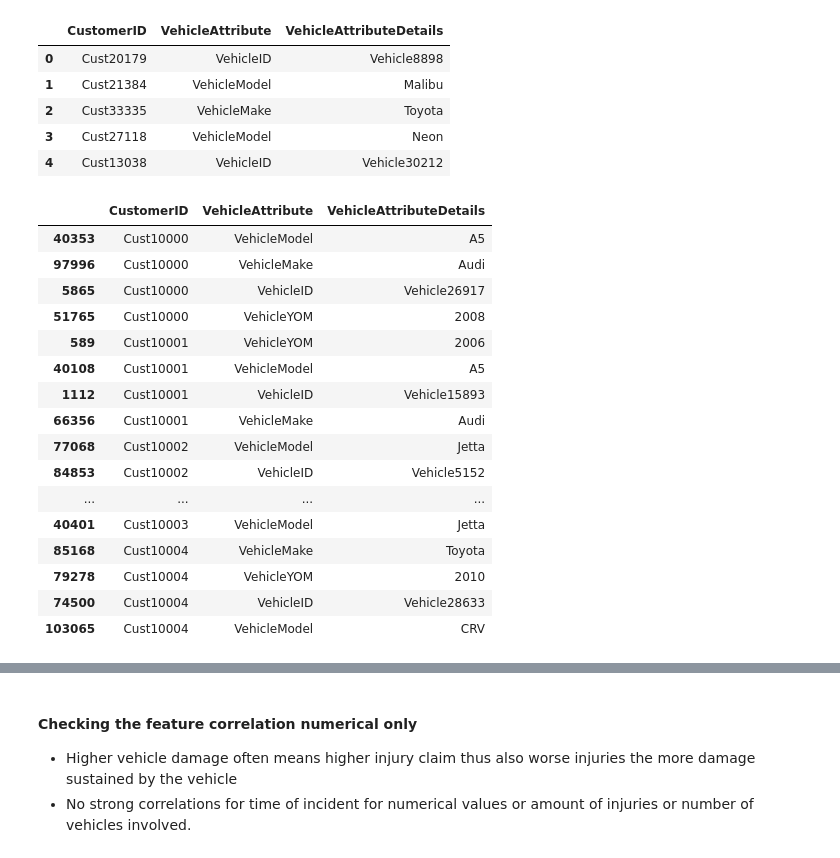
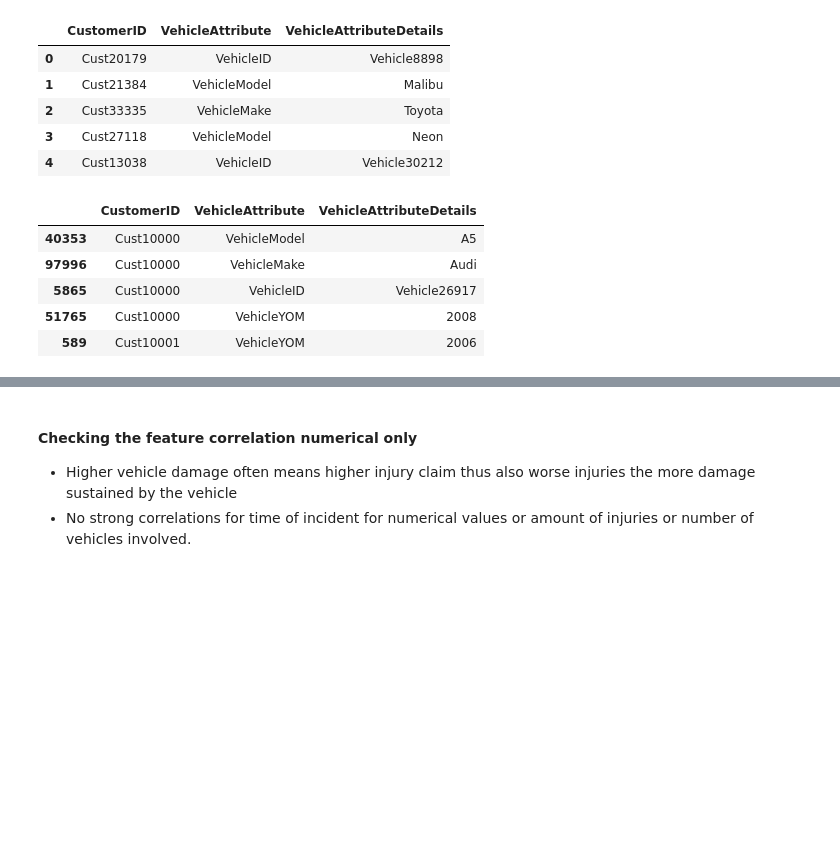
Before and after one commit to Kcorb0/Fraud-Detection, a Jupyter notebook: FraudDetection.ipynb, the cells around one changed output, grey strips where cells are left out. Drawn from its saved outputs; the diff is of its cells as text; code cells hidden in the pictures; blank space fills up the shorter version.

```diff
--- a/FraudDetection.ipynb
+++ b/FraudDetection.ipynb
@@ -84,25 +173,14 @@ vehicle_db.head()
 | 3 | Cust27118 | VehicleModel | Neon |
 | 4 | Cust13038 | VehicleID | Vehicle30212 |
 # %%
- vehicle_db.sort_values(by=['CustomerID'], ascending=True).head(20)
+ vehicle_db.sort_values(by=['CustomerID'], ascending=True).head(5)
 # %% [output]
 |  | CustomerID | VehicleAttribute | VehicleAttributeDetails |
 | 40353 | Cust10000 | VehicleModel | A5 |
 | 97996 | Cust10000 | VehicleMake | Audi |
 | 5865 | Cust10000 | VehicleID | Vehicle26917 |
 | 51765 | Cust10000 | VehicleYOM | 2008 |
 | 589 | Cust10001 | VehicleYOM | 2006 |
-| 40108 | Cust10001 | VehicleModel | A5 |
-| 1112 | Cust10001 | VehicleID | Vehicle15893 |
-| 66356 | Cust10001 | VehicleMake | Audi |
-| 77068 | Cust10002 | VehicleModel | Jetta |
-| 84853 | Cust10002 | VehicleID | Vehicle5152 |
-| ... | ... | ... | ... |
-| 40401 | Cust10003 | VehicleModel | Jetta |
-| 85168 | Cust10004 | VehicleMake | Toyota |
-| 79278 | Cust10004 | VehicleYOM | 2010 |
-| 74500 | Cust10004 | VehicleID | Vehicle28633 |
-| 103065 | Cust10004 | VehicleModel | CRV |
 # %%
 claims_with_labels = pd.merge(claims_db, customers_target_db, on='CustomerID')
 claims_condition_true = claims_with_labels['ReportedFraud'] == 'Y'
```
Also changed, not shown: parts of 37 cells of this notebook, 1 other file.
